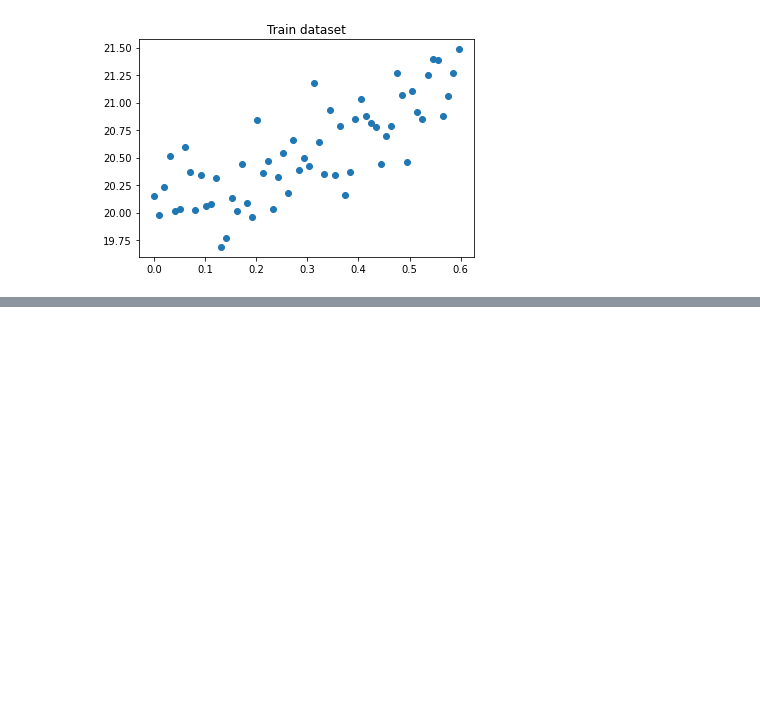
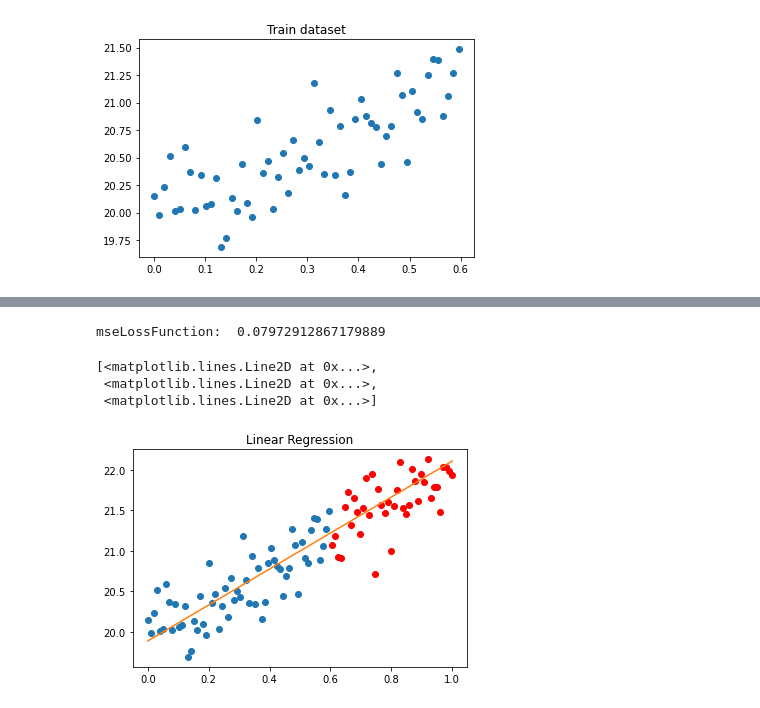
Before and after one commit to MirgorVlad/MachineLearning, a Jupyter notebook: lab1/ml_lab1.ipynb, the cells around one changed output, grey strips where cells are left out. Cells and saved outputs as stored; diff of their text form; code cells hidden in the pictures; blank space fills up the shorter version.

```diff
--- a/lab1/ml_lab1.ipynb
+++ b/lab1/ml_lab1.ipynb
@@ -159,0 +195,15 @@ Loss function value =  0.07481694390138209
+# %%
+print("mseLossFunction: ", mseLossFunction(b0, b1, featureTest, targetTest))
+# %% [output]
+mseLossFunction:  0.07972912867179889
+# %%
+plt.title("Linear Regression")
+plt.plot(feature, target, 'o',
+         featureTest, targetTest, 'ro',
+         [0, 1], [linearRegression(b0, b1, 0), linearRegression(b0, b1, 1)]
+         )
+# %% [output]
+[<matplotlib.lines.Line2D at 0x...>,
+ <matplotlib.lines.Line2D at 0x...>,
+ <matplotlib.lines.Line2D at 0x...>]
+[figure, added]
```
Also changed, not shown: parts of 7 cells of this notebook.
